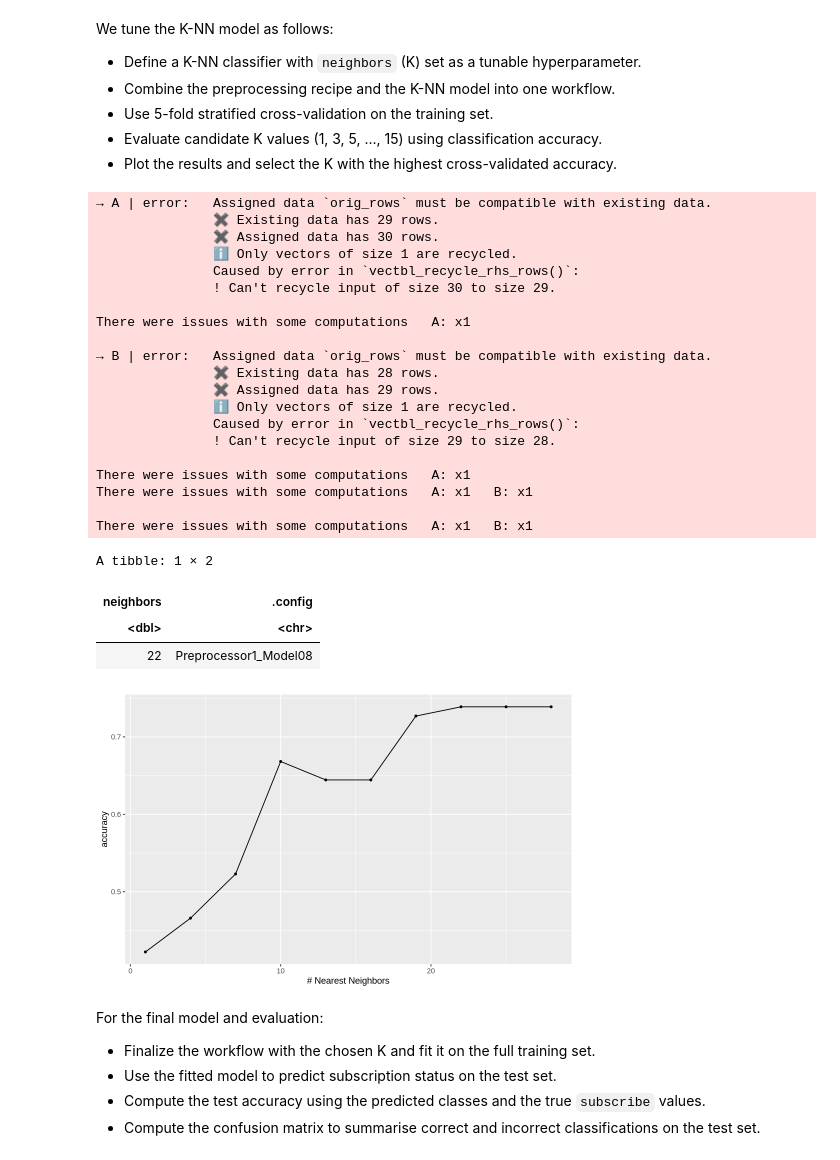
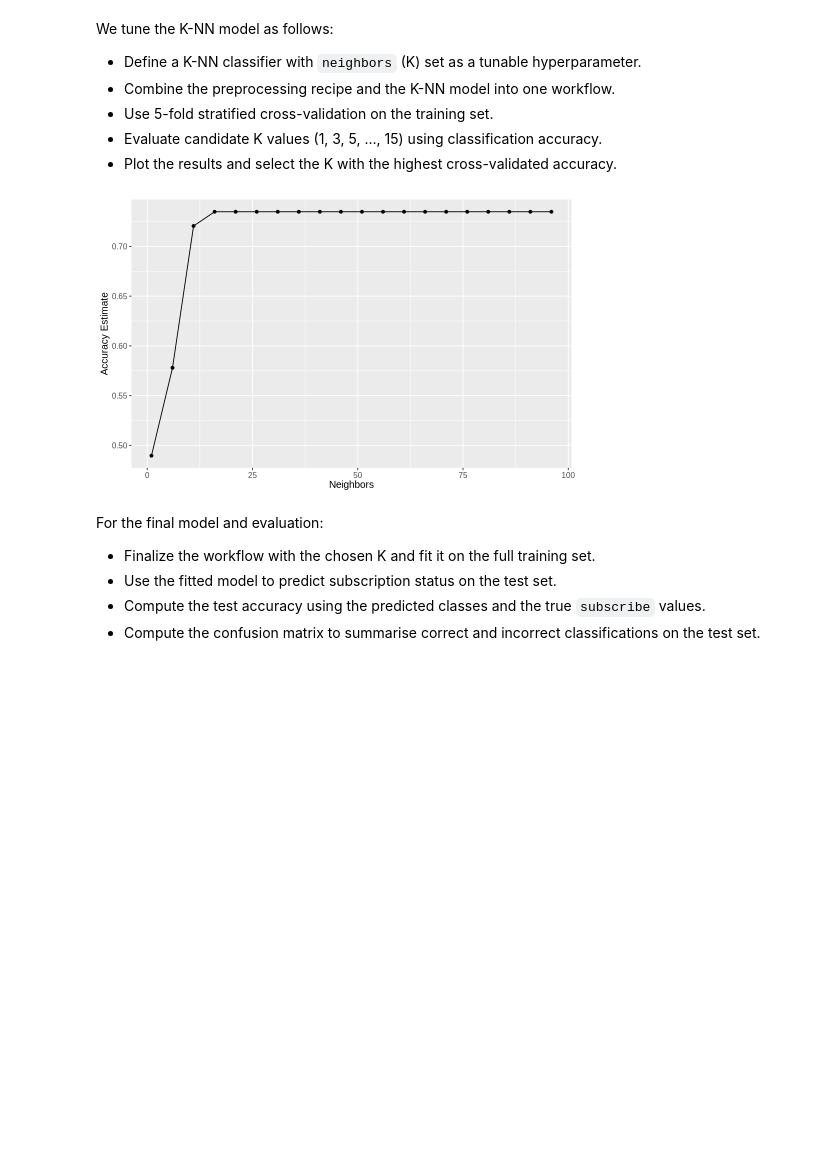
Before and after one commit to kristyluna2006/DSCI-Group-Project-, a Jupyter notebook: Group Project.ipynb, the cells around one changed output. Saved outputs shown, nothing was run; the diff lists cells and outputs as text; code cells hidden in the pictures; blank space fills up the shorter version.

```diff
--- a/Group Project.ipynb
+++ b/Group Project.ipynb
@@ -241,6 +229,7 @@ players_test <- testing(players_split)
 Step: We have split the data
 # %%
 players_recipe <- recipe(subscribe ~ played_hours + age, data = players_train) |>
+                step_impute_mean(all_predictors()) |>
                 step_scale(all_predictors()) |>
                 step_center(all_predictors())
 players_recipe
@@ -274,58 +265,38 @@ We tune the K-NN model as follows:
 # %%
 set.seed(123)
 
-knn_spec <- nearest_neighbor(
-  mode = "classification",
-  neighbors = tune()) |>
-  set_engine("kknn")
-
-knn_wf <- workflow() |>
-  add_recipe(players_recipe) |>
-  add_model(knn_spec)
+knn_spec <- nearest_neighbor(weight_func = "rectangular",
+                             neighbors = tune()) |>
+  set_engine("kknn") |>
+    set_mode("classification")
 
 players_folds <- vfold_cv(players_train, v = 5, strata = subscribe)
 
-k_grid <- tibble(neighbors = seq(1, 28, by = 3))
+k_grid <- tibble(neighbors = seq(from = 1, to = 100, by = 5))
 
 set.seed(123)
-knn_tune_res <- tune_grid(
-  knn_wf,
-  resamples = players_folds,
-  grid = k_grid,
-  metrics = metric_set(accuracy)
-)
+knn_tune_res <- workflow() |>
+        add_recipe(players_recipe) |>
+  add_model(knn_spec) |>
+    tune_grid(resamples = players_folds, grid = k_grid) |>
+    collect_metrics()
 
+accuracies <- knn_tune_res |>
+        filter(.metric == "accuracy")
 
-autoplot(knn_tune_res)
+accuracy_vs_k <- ggplot(accuracies, aes(x = neighbors, y = mean)) +
+        geom_point() +
+        geom_line() +
+        labs(x = "Neighbors", y = "Accuracy Estimate") +
+        theme(text = element_text(size = 12))
+accuracy_vs_k
 
-best_k <- select_best(knn_tune_res, metric = "accuracy")
-best_k
+best_k <- accuracies |>
+        arrange(desc(mean)) |>
+        head(1) |>
+        pull(neighbors)
 # %% [output]
-→ A | error:   Assigned data `orig_rows` must be compatible with existing data.
-               ✖ Existing data has 29 rows.
-               ✖ Assigned data has 30 rows.
-               ℹ Only vectors of size 1 are recycled.
-               Caused by error in `vectbl_recycle_rhs_rows()`:
-               ! Can't recycle input of size 30 to size 29.
-
-There were issues with some computations   A: x1
-
-→ B | error:   Assigned data `orig_rows` must be compatible with existing data.
-               ✖ Existing data has 28 rows.
-               ✖ Assigned data has 29 rows.
-               ℹ Only vectors of size 1 are recycled.
-               Caused by error in `vectbl_recycle_rhs_rows()`:
-               ! Can't recycle input of size 29 to size 28.
-
-There were issues with some computations   A: x1
-There were issues with some computations   A: x1   B: x1
-
-There were issues with some computations   A: x1   B: x1
-A tibble: 1 × 2
-| neighbors | .config |
-| <dbl> | <chr> |
-| 22 | Preprocessor1_Model08 |
-[figure, old version]
+[figure, new version]
 # %% [markdown]
 For the final model and evaluation:
 
```
Also changed, not shown: parts of 6 cells of this notebook.
